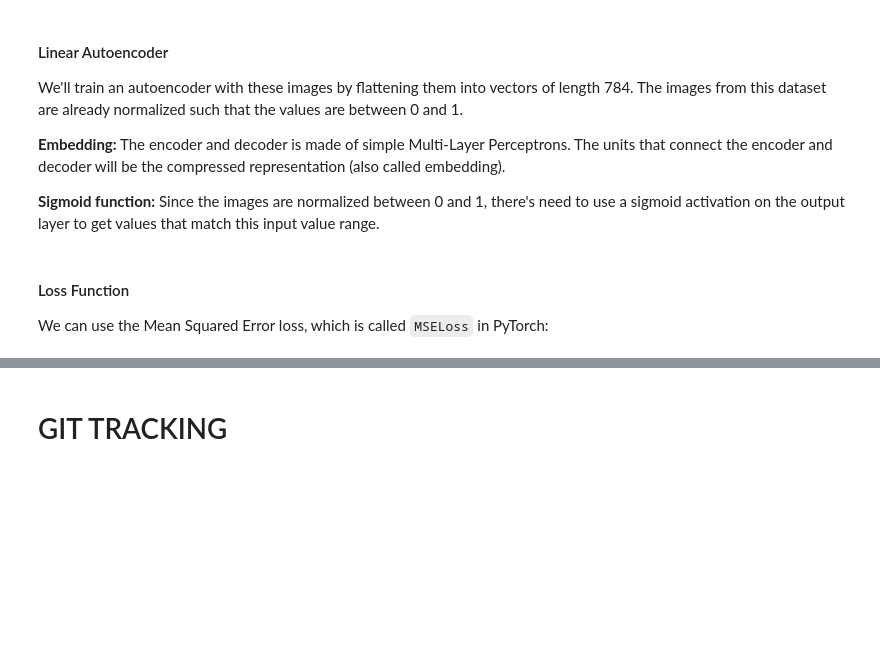
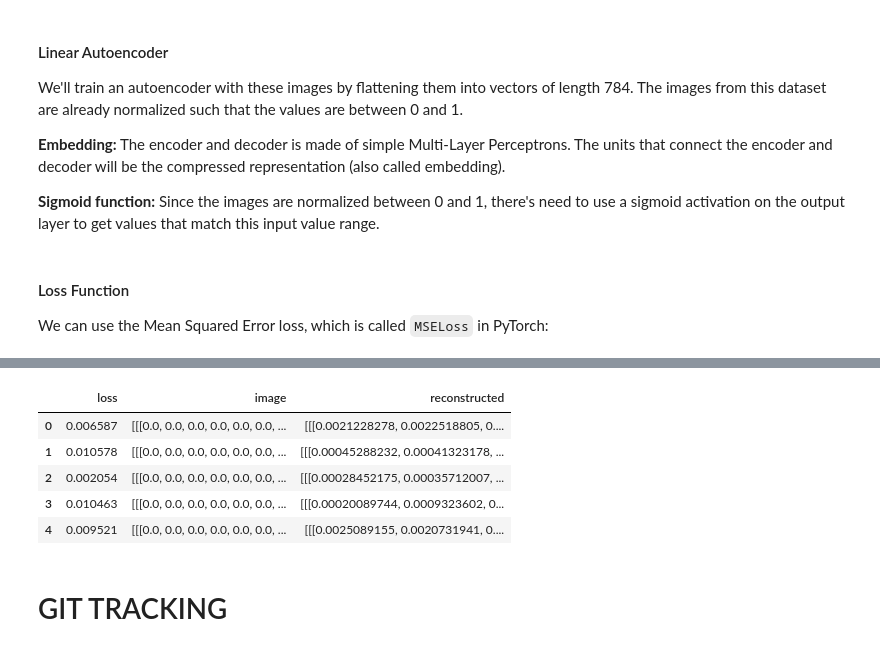
Before and after one commit to omogbolahan94/Transfer-Learning-in-CNN, a Jupyter notebook: transfer_learning_CNN.ipynb, the cells around one changed output, grey strips where cells are left out. Drawn from its saved outputs; the diff is of its cells as text; code cells hidden in the pictures; blank space fills up the shorter version.

Commit message:
detect anomalies on 4 examples

```diff
--- a/transfer_learning_CNN.ipynb
+++ b/transfer_learning_CNN.ipynb
@@ -286,3 +286,5 @@ model = Autoencoder(encoding_dim)
 # %% [markdown]
 #### Loss Function
 We can use the Mean Squared Error loss, which is called `MSELoss` in PyTorch:
+# %%
+criterion = nn.MSELoss()
@@ -289,3 +368,44 @@ We can use the Mean Squared Error loss, which is called `MSELoss` in PyTorch:
+# %%
+losses = {}
+
+# We need the loss by example (not by batch)
+loss_no_reduction = nn.MSELoss(reduction='none')
+
+idx = 0
+
+with torch.no_grad():
+    for data in tqdm(desc="Testing", total=len(data_loaders['test']),
+            iterable=data_loaders['test']
+        ):
+
+            images, _ = data
+
+            # forward pass: compute predicted outputs by passing inputs to the model
+            outputs = model(images)
+
+            # calculate the loss
+            loss = loss_no_reduction(outputs, images)
+
+            # Accumulate results per-example
+            for i, l in enumerate(loss.mean(dim=[1, 2, 3])):
+                losses[idx + i] = {
+                    'loss': float(l.cpu().numpy()),
+                    'image': images[i].numpy(),
+                    'reconstructed': outputs[i].numpy()
+                }
+
+            idx += loss.shape[0]
+
+# save results in a pandas DataFrame
+df = pd.DataFrame(losses).T
+df.head()
+# %% [output]
+|  | loss | image | reconstructed |
+| 0 | 0.006587 | [[[0.0, 0.0, 0.0, 0.0, 0.0, 0.0, ... | [[[0.0021228278, 0.0022518805, 0.... |
+| 1 | 0.010578 | [[[0.0, 0.0, 0.0, 0.0, 0.0, 0.0, ... | [[[0.00045288232, 0.00041323178, ... |
+| 2 | 0.002054 | [[[0.0, 0.0, 0.0, 0.0, 0.0, 0.0, ... | [[[0.00028452175, 0.00035712007, ... |
+| 3 | 0.010463 | [[[0.0, 0.0, 0.0, 0.0, 0.0, 0.0, ... | [[[0.00020089744, 0.0009323602, 0... |
+| 4 | 0.009521 | [[[0.0, 0.0, 0.0, 0.0, 0.0, 0.0, ... | [[[0.0025089155, 0.0020731941, 0.... |
 # %% [markdown]
 # GIT TRACKING
 # %%
```
Also changed, not shown: parts of 5 cells of this notebook.
